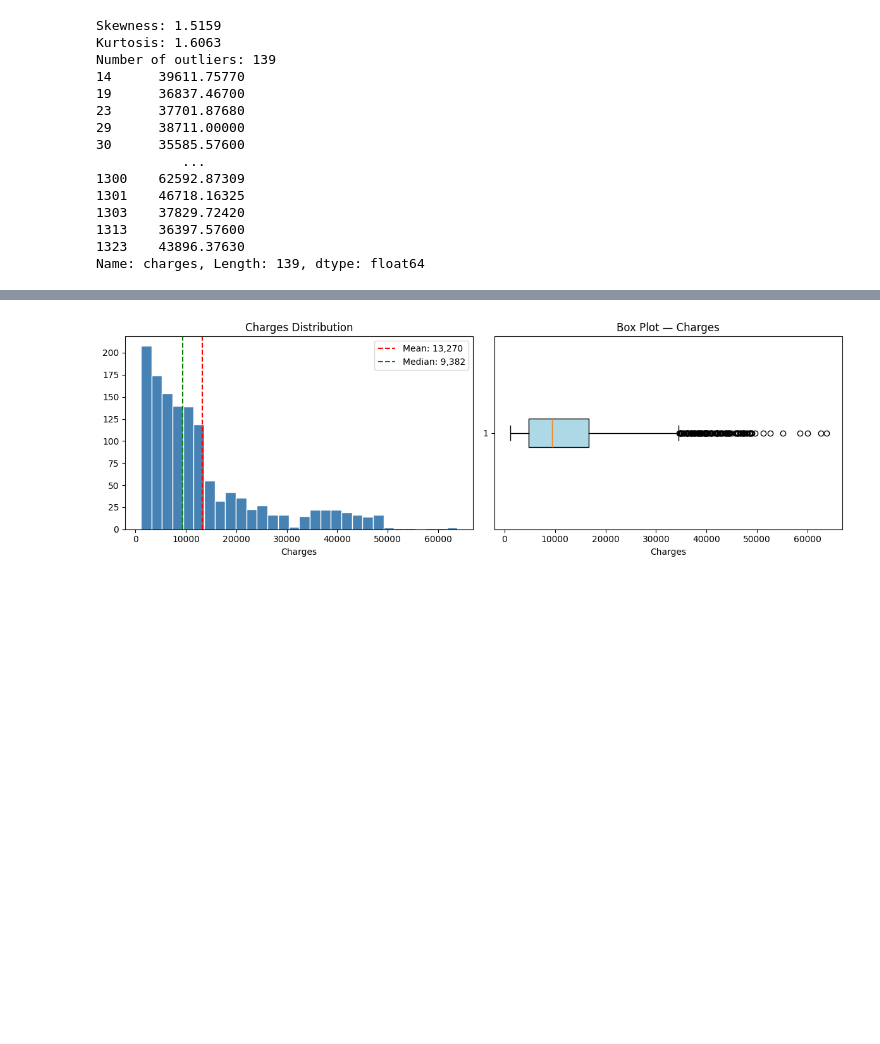
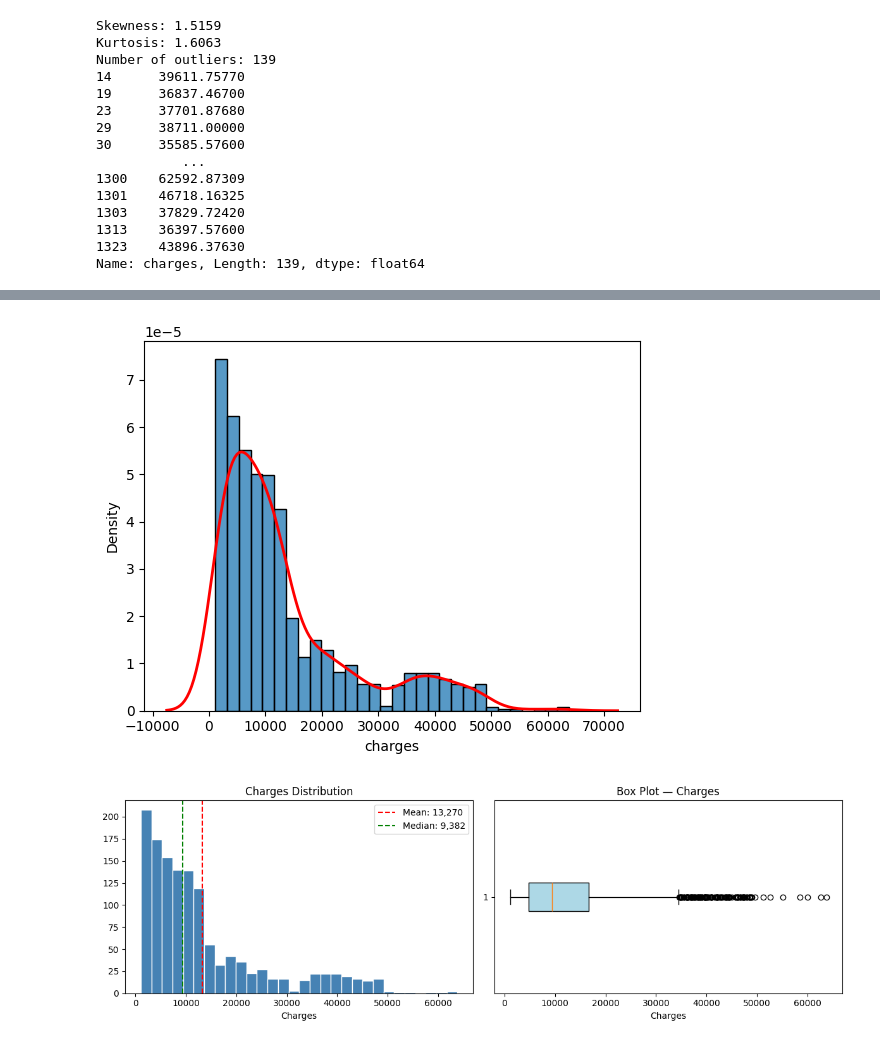
Before and after one commit to tasnimsaimaraita/Demo, a Jupyter notebook: insuracnce.ipynb, the cells around one changed output, grey strips where cells are left out. Cells and saved outputs as stored; diff of their text form; code cells hidden in the pictures; blank space fills up the shorter version.

```diff
--- a/insuracnce.ipynb
+++ b/insuracnce.ipynb
@@ -97,3 +116,10 @@ Name: charges, Length: 139, dtype: float64
+# %%
+sns.histplot(col, bins=30, stat='density')
+sns.kdeplot(col, color='red', linewidth=2)
+
+plt.show()
+# %% [output]
+[figure, added]
 # %%
 fig, axes = plt.subplots(1, 2, figsize=(12, 4))
 
```
Also changed, not shown: parts of 1 cell of this notebook.
